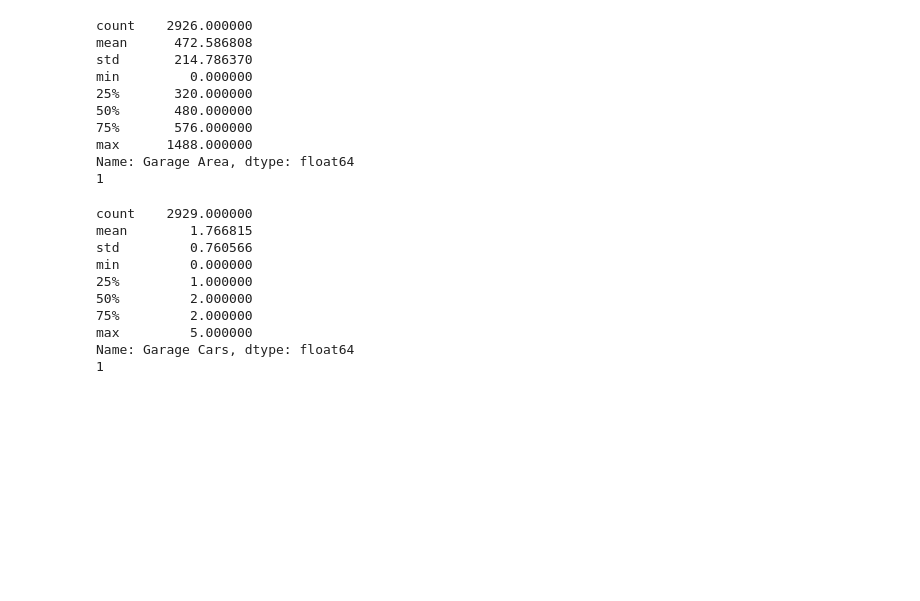
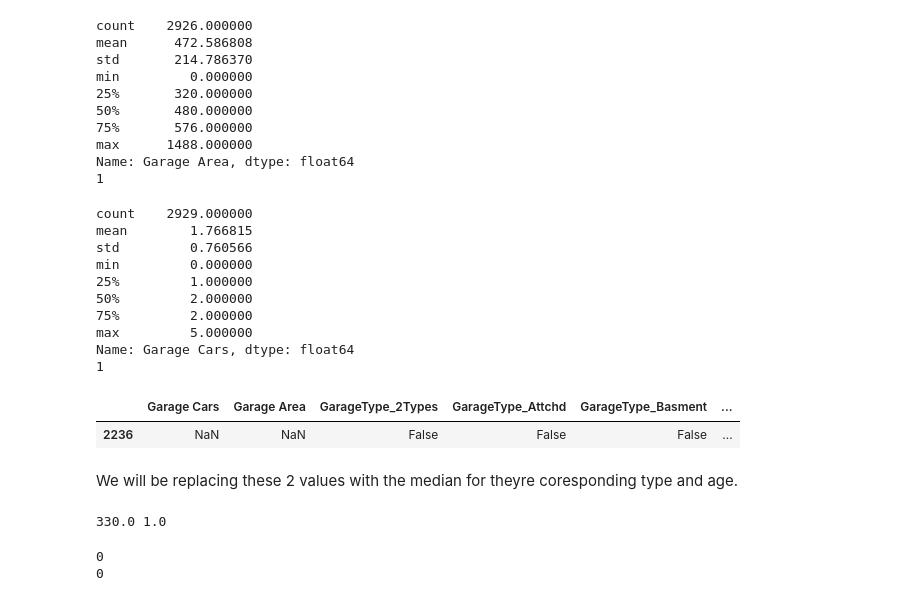
Before and after one commit to hedesiustefan/ML_Project, a Jupyter notebook: dataexplore.ipynb, the cells around one changed output. Cells and saved outputs as stored; diff of their text form; code cells hidden in the pictures; blank space fills up the shorter version.

Commit message:
replaced the values for garage cars and area in one row with the mean for the coresponding type and age, all "Garage" faetures are handled.

```diff
--- a/dataexplore.ipynb
+++ b/dataexplore.ipynb
@@ -1027,3 +1027,30 @@ min         0.000000
 max         5.000000
 Name: Garage Cars, dtype: float64
 1
+# %%
+garage_cols = [col for col in df_copy.columns if 'Garage' in col]
+df_copy.loc[df_copy['Garage Cars'].isna(), garage_cols]
+df_copy.loc[df_copy['Garage Area'].isna(), garage_cols]
+# %% [output]
+|  | Garage Cars | Garage Area | GarageType_2Types | GarageType_Attchd | GarageType_Basment | ... |
+| 2236 | NaN | NaN | False | False | False | ... |
+# %% [markdown]
+We will be replacing these 2 values with the median for theyre coresponding type and age.
+# %%
+mask = (df_copy['GarageType_Detchd'] == True) & (df_copy['Garage_Age'] >= 110)
+
+median_cars = df_copy.loc[mask, 'Garage Cars'].median()
+median_area = df_copy.loc[mask, 'Garage Area'].median()
+
+print(median_area, median_cars)
+# %% [output]
+330.0 1.0
+# %%
+df_copy.loc[df_copy['Garage Cars'].isna(), 'Garage Cars'] = median_cars
+df_copy.loc[df_copy['Garage Area'].isna(), 'Garage Area'] = median_area
+
+print(df_copy['Garage Cars'].isna().sum())
+print(df_copy['Garage Area'].isna().sum())
+# %% [output]
+0
+0
```
